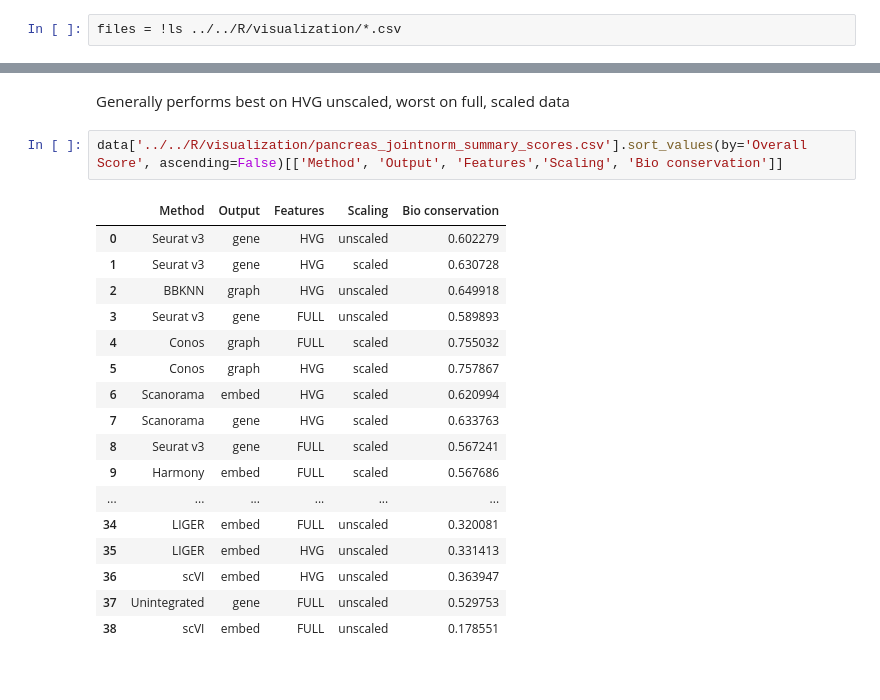
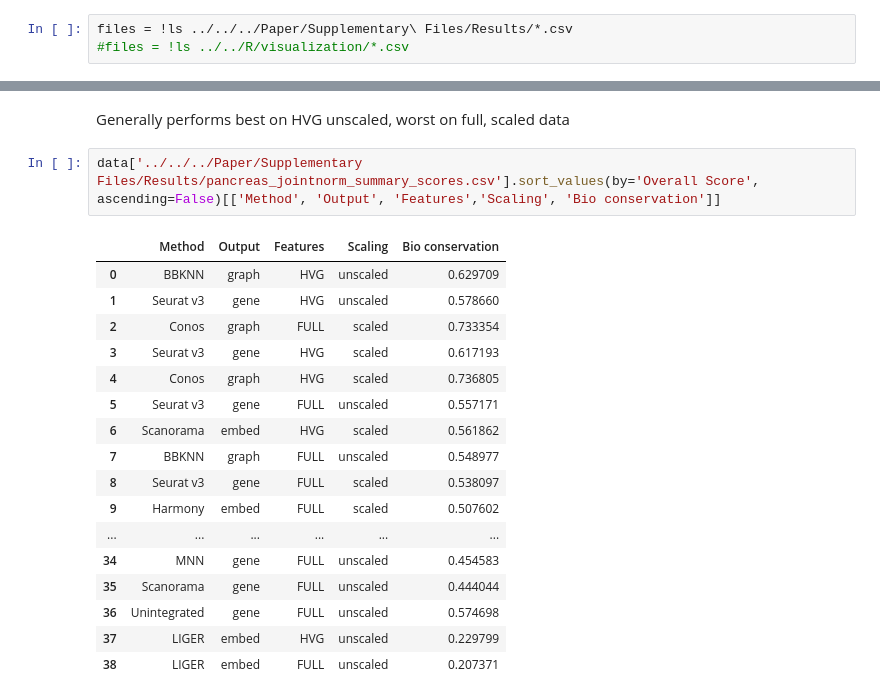
Before and after one commit to theislab/scib, a Jupyter notebook: notebooks/analysis/RNA_integration_task_analysis.ipynb, the cells around one changed output, grey strips where cells are left out. Drawn from its saved outputs; the diff is of its cells as text.

Commit message:
update analysis notebook with newest results

```diff
--- a/notebooks/analysis/RNA_integration_task_analysis.ipynb
+++ b/notebooks/analysis/RNA_integration_task_analysis.ipynb
@@ -5,5 +9,6 @@ from collections import defaultdict
 # %%
-files = !ls ../../R/visualization/*.csv
+files = !ls ../../../Paper/Supplementary\ Files/Results/*.csv
+#files = !ls ../../R/visualization/*.csv
 # %%
 data = {file:pd.read_csv(file) for file in files}
 # %%
@@ -403,22 +414,22 @@ defaultdict(int,
 # %% [markdown]
 Generally performs best on HVG unscaled, worst on full, scaled data
 # %%
-data['../../R/visualization/pancreas_jointnorm_summary_scores.csv'].sort_values(by='Overall Score', ascending=False)[['Method', 'Output', 'Features','Scaling', 'Bio conservation']]
+data['../../../Paper/Supplementary Files/Results/pancreas_jointnorm_summary_scores.csv'].sort_values(by='Overall Score', ascending=False)[['Method', 'Output', 'Features','Scaling', 'Bio conservation']]
 # %% [output]
 |  | Method | Output | Features | Scaling | Bio conservation |
-| 0 | Seurat v3 | gene | HVG | unscaled | 0.602279 |
-| 1 | Seurat v3 | gene | HVG | scaled | 0.630728 |
-| 2 | BBKNN | graph | HVG | unscaled | 0.649918 |
-| 3 | Seurat v3 | gene | FULL | unscaled | 0.589893 |
-| 4 | Conos | graph | FULL | scaled | 0.755032 |
-| 5 | Conos | graph | HVG | scaled | 0.757867 |
-| 6 | Scanorama | embed | HVG | scaled | 0.620994 |
-| 7 | Scanorama | gene | HVG | scaled | 0.633763 |
-| 8 | Seurat v3 | gene | FULL | scaled | 0.567241 |
-| 9 | Harmony | embed | FULL | scaled | 0.567686 |
+| 0 | BBKNN | graph | HVG | unscaled | 0.629709 |
+| 1 | Seurat v3 | gene | HVG | unscaled | 0.578660 |
+| 2 | Conos | graph | FULL | scaled | 0.733354 |
+| 3 | Seurat v3 | gene | HVG | scaled | 0.617193 |
+| 4 | Conos | graph | HVG | scaled | 0.736805 |
+| 5 | Seurat v3 | gene | FULL | unscaled | 0.557171 |
+| 6 | Scanorama | embed | HVG | scaled | 0.561862 |
+| 7 | BBKNN | graph | FULL | unscaled | 0.548977 |
+| 8 | Seurat v3 | gene | FULL | scaled | 0.538097 |
+| 9 | Harmony | embed | FULL | scaled | 0.507602 |
 | ... | ... | ... | ... | ... | ... |
-| 34 | LIGER | embed | FULL | unscaled | 0.320081 |
-| 35 | LIGER | embed | HVG | unscaled | 0.331413 |
-| 36 | scVI | embed | HVG | unscaled | 0.363947 |
-| 37 | Unintegrated | gene | FULL | unscaled | 0.529753 |
-| 38 | scVI | embed | FULL | unscaled | 0.178551 |
+| 34 | MNN | gene | FULL | unscaled | 0.454583 |
+| 35 | Scanorama | gene | FULL | unscaled | 0.444044 |
+| 36 | Unintegrated | gene | FULL | unscaled | 0.574698 |
+| 37 | LIGER | embed | HVG | unscaled | 0.229799 |
+| 38 | LIGER | embed | FULL | unscaled | 0.207371 |
```
Also changed, not shown: parts of 12 cells of this notebook.
